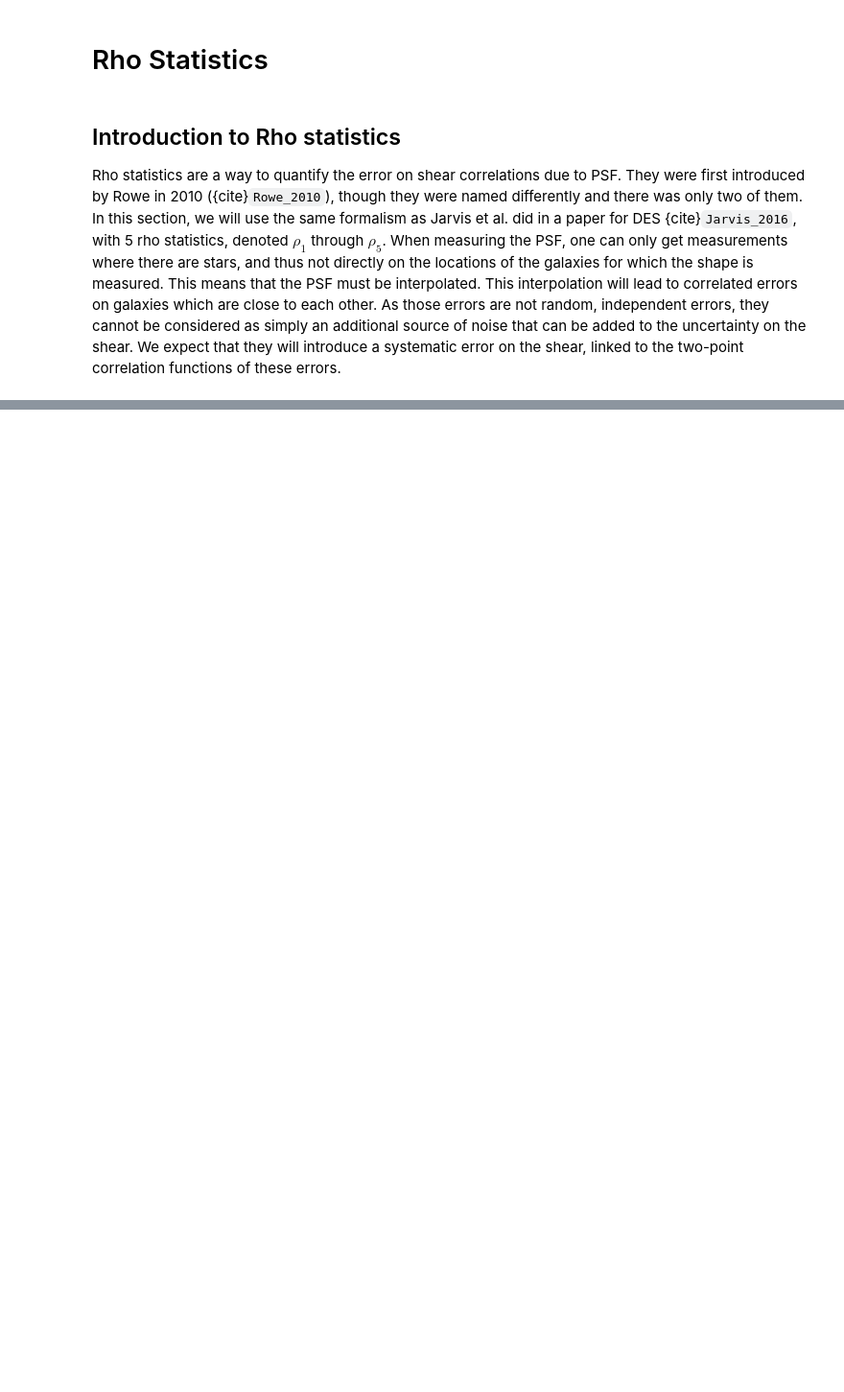
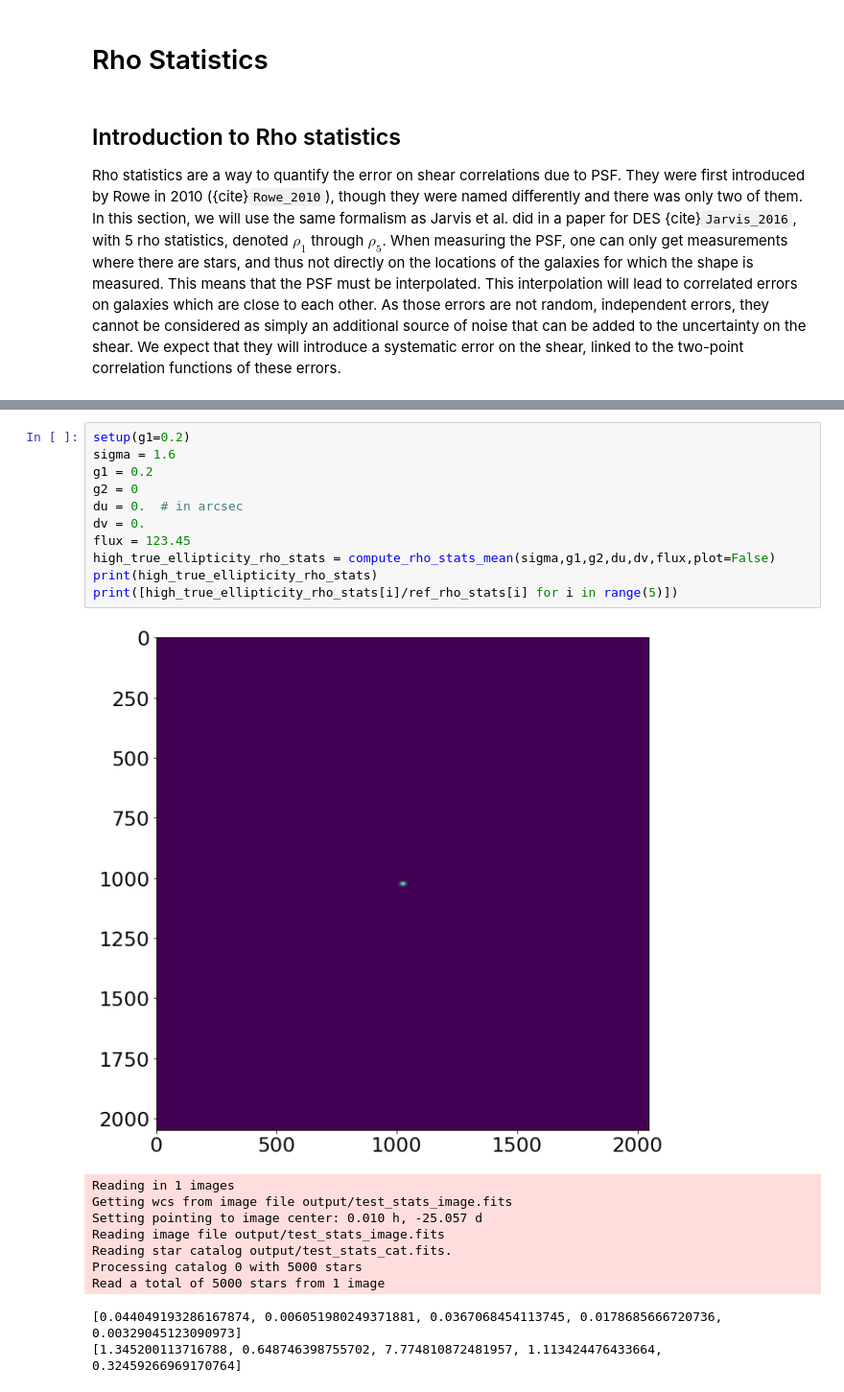
Before and after one commit to CosmoStat/Shear-and-PSF-Reading-Group, a Jupyter notebook: shearbook/psf/rho-statistics.ipynb, the cells around one changed output, grey strips where cells are left out. Shown: that part at 96% size. Cells and saved outputs as stored; diff of their text form; blank space fills up the shorter version.

```diff
--- a/shearbook/psf/rho-statistics.ipynb
+++ b/shearbook/psf/rho-statistics.ipynb
@@ -242,0 +248,22 @@ plt.show()
+# %%
+setup(g1=0.2)
+sigma = 1.6
+g1 = 0.2
+g2 = 0
+du = 0.  # in arcsec
+dv = 0.
+flux = 123.45
+high_true_ellipticity_rho_stats = compute_rho_stats_mean(sigma,g1,g2,du,dv,flux,plot=False)
+print(high_true_ellipticity_rho_stats)
+print([high_true_ellipticity_rho_stats[i]/ref_rho_stats[i] for i in range(5)])
+# %% [output]
+[figure, added]
+Reading in 1 images
+Getting wcs from image file output/test_stats_image.fits
+Setting pointing to image center: 0.010 h, -25.057 d
+Reading image file output/test_stats_image.fits
+Reading star catalog output/test_stats_cat.fits.
+Processing catalog 0 with 5000 stars
+Read a total of 5000 stars from 1 image
+[0.044049193286167874, 0.006051980249371881, 0.0367068454113745, 0.0178685666720736, 0.00329045123090973]
+[1.345200113716788, 0.648746398755702, 7.774810872481957, 1.113424476433664, 0.32459266969170764]
```
Also changed, not shown: parts of 14 cells of this notebook.
